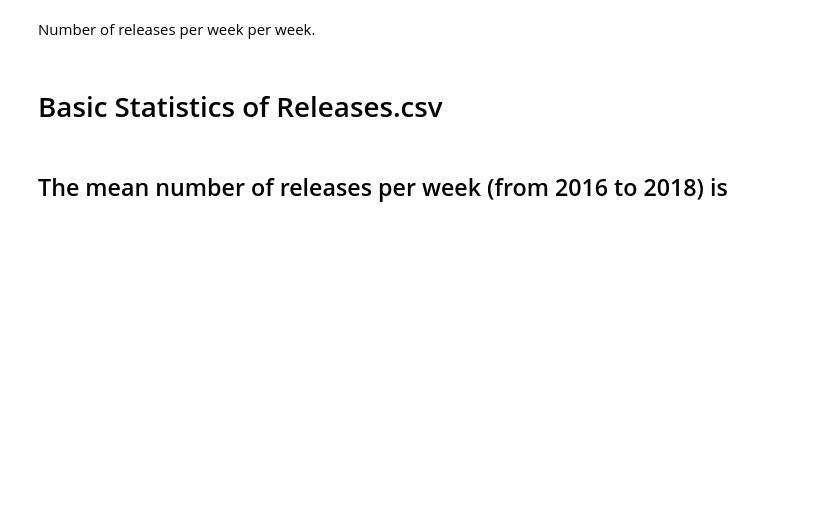
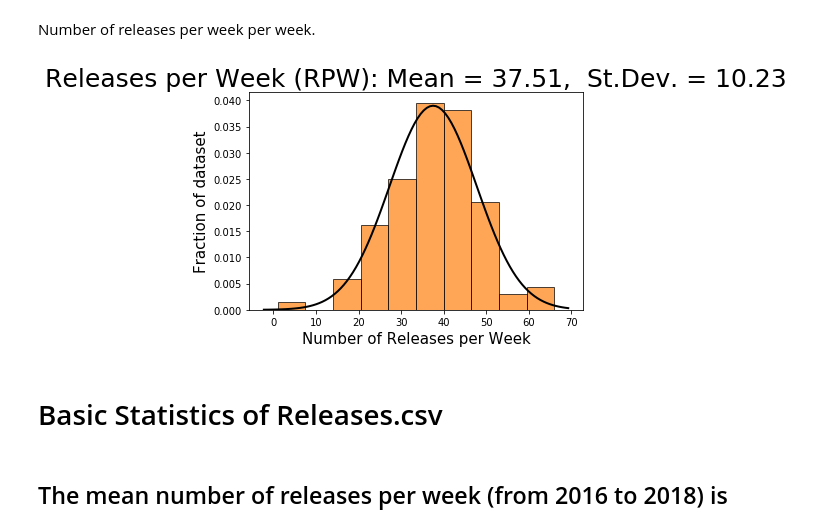
Before and after one commit to UNCG-CSE/Open_Source_Vul_Metrics, a Jupyter notebook: src/3k-python/releases.ipynb, the cells around one changed output. Cells and saved outputs as stored; diff of their text form; code cells hidden in the pictures; blank space fills up the shorter version.

```diff
--- a/src/3k-python/releases.ipynb
+++ b/src/3k-python/releases.ipynb
@@ -294,13 +313,18 @@ rel17_w = releases_2017.set_index('date').resample('w').sum().reset_index()
 # %%
 plt.hist(rel17_w['count'].values, bins=10, density=True, linestyle='solid', color = "C1",alpha=0.7, ec="black")
 xlim = plt.xlim()
 x = np.linspace(xlim[0], xlim[1], 100)
 
 mu,std = norm.fit(rel17_w['count'])
 p = norm.pdf(x, mu, std)
 plt.plot(x, p, 'k', linewidth=2)
-plt.title("Releases: mu = %.2f,  std = %.2f" % (mu, std))
+plt.title('Releases per Week (RPW): Mean = %.2f,  St.Dev. = %.2f' % (mu, std), fontsize=25)
+plt.xlabel('Number of Releases per Week', fontsize=15)
+plt.ylabel('Fraction of dataset', fontsize=15)
+
 plt.show()
+# %% [output]
+[figure, added]
 # %% [markdown]
 # Basic Statistics of Releases.csv
 # %% [markdown]
```
Also changed, not shown: parts of 28 cells of this notebook.
